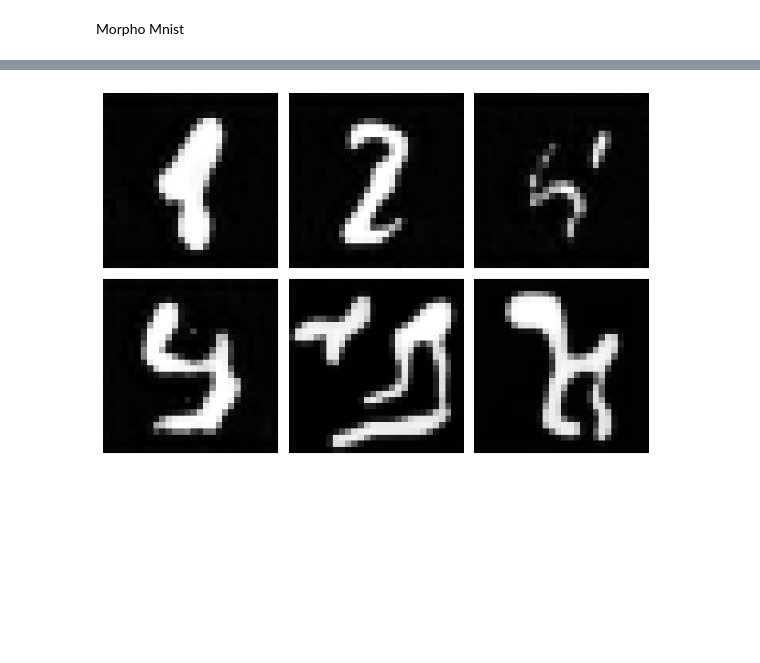
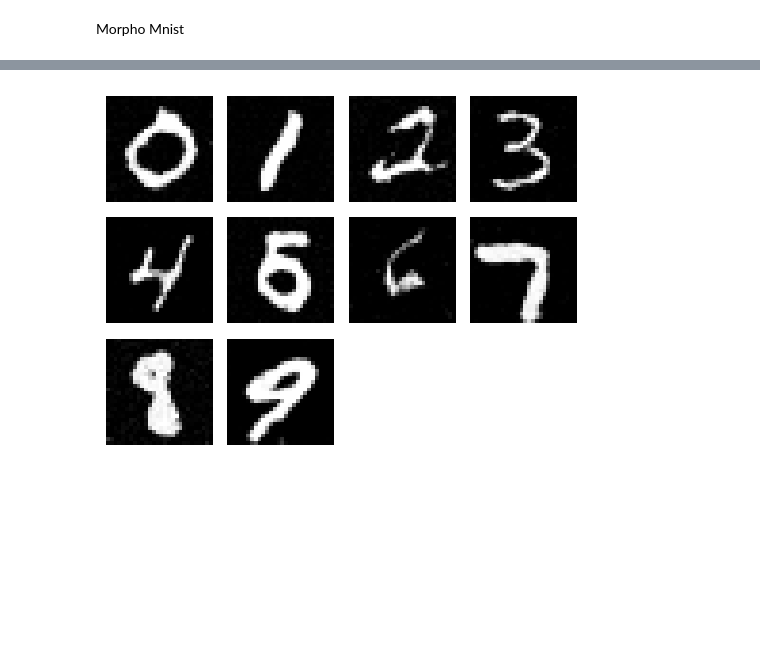
Before and after one commit to GeorgeT27/Generative-model-DYI, a Jupyter notebook: Conditional_Flow_Matching_Morpho_MNIST.ipynb, the cells around one changed output, grey strips where cells are left out. Drawn from its saved outputs; the diff is of its cells as text; code cells hidden in the pictures; blank space fills up the shorter version.

```diff
--- a/Conditional_Flow_Matching_Morpho_MNIST.ipynb
+++ b/Conditional_Flow_Matching_Morpho_MNIST.ipynb
@@ -488,7 +571,7 @@ class MorphoMNISTDataset(torch.utils.data.Dataset):
         target = self.targets[idx]
 
         # Convert to tensor and normalize to [0, 1]
-        image = torch.from_numpy(image).float() / 255.0
+        image = torch.from_numpy(image.copy()).float() / 255.0
         image = image.unsqueeze(0)  # Add channel dimension
 
         if self.transform:
@@ -531,7 +614,7 @@ dataset = MorphoMNISTDataset(
 
 def morpho_collate_fn(batch):
     images = torch.stack([item['image'] for item in batch])
-    targets = torch.tensor([item['target'] for item in batch])
+    targets = torch.tensor([item['target'] for item in batch], dtype=torch.long)  # Fix: ensure LongTensor
 
     # Extract morphometric features into tensors
     morphometrics = None
@@ -547,9 +630,16 @@ def morpho_collate_fn(batch):
     return images, targets, morphometrics
 # %%
 #Simple test
-dataloader = DataLoader(dataset, batch_size=batch_size, shuffle=True, collate_fn=morpho_collate_fn)
+# Test with smaller batch size
+dataloader = DataLoader(dataset, batch_size=batch_size, shuffle=True, collate_fn=morpho_collate_fn,
+                       num_workers=2, pin_memory=True)  # Add optimizations
 data_iter=iter(dataloader)
 sample_batch=next(data_iter)
 data,labels,morpho=sample_batch
-print(data.shape,labels.shape,morpho['area'].shape, morpho['thickness'].shape, morpho['length'].shape)
+print(f"Batch shapes: data={data.shape}, labels={labels.shape}")
+if morpho is not None:
+    print(f"Morphometrics: area={morpho['area'].shape}, thickness={morpho['thickness'].shape}, length={morpho['length'].shape}")
+
+# Check memory usage after loading data
+get_memory_info()
 # %% [output]
@@ -871,11 +975,19 @@ def test_morphometric_conditioning(ema_model, rf, device='cuda'):
 
 # print("Sample generation completed!")
 # %%
-# Fix: Properly load the EMA model
+# Memory-efficient model loading and sampling
 def load_ema_model(checkpoint_path, device='cuda'):
-    """Properly load EMA model from checkpoint"""
-    # First, create the model architecture (same as training)
-    model = MiniUnetFiLM(base_channels=16, condition_dim=64, use_morphometrics=False)
+    """Properly load EMA model from checkpoint with memory efficiency"""
+    # Create the SAME architecture as used in training
+    # Based on the error, the saved model has attention=True and num_res_blocks=2
+    model = DeepMiniUnetFiLM(
+        base_channels=32,          # SAME as training
+        condition_dim=64,          # SAME as training
+        use_morphometrics=False,   # SAME as training
+        num_res_blocks=2,          # CORRECTED: Must match training (was 1, should be 2)
+        use_attention=True,        # CORRECTED: Must match training (was False, should be True)
+        dropout=0.1
+    ).to(device)
 
     # Load the checkpoint
     checkpoint = torch.load(checkpoint_path, map_location=device)
@@ -887,18 +999,43 @@ def load_ema_model(checkpoint_path, device='cuda'):
     # Return the EMA model
     return ema.module.to(device)
 
-sampling_model = load_ema_model('morpho_ckpt_90.pth', device=device)
-sampling_model.eval()
-rf=RectifiedFlow()
-# Now this will work:
-samples = generate_samples_with_ema(
-    sampling_model,
-    rf=rf,
-    y=torch.tensor([7, 7, 7, 7, 3, 3]),  # Mixed digits
-    num_samples=6,
-    morpho=None,
-    num_steps=50,
-    cfg_scale=1,
-    device=device
-)
+# Clear memory before loading
+clear_memory()
+
+try:
+    # Try to load the latest checkpoint
+    sampling_model = load_ema_model('morpho_ckpt_5.pth', device=device)
+    sampling_model.eval()
+    rf = RectifiedFlow()
+
+    print("Model loaded successfully!")
+    get_memory_info()
+
+    # Generate a small batch of samples to test
+    with torch.no_grad():
+        samples = sample(
+            sampling_model,
+            rf,
+            num_samples=10,  # Start with small number
+            cfg_scale=1.5,  # Lower guidance scale
+            y=torch.tensor(torch.arange(0,10,1)),  # Mixed digits
+            morpho=None,
+            num_steps=25,   # Fewer steps for memory efficiency
+            device=device
+        )
+
+    print("Sample generation successful!")
+    visualize_samples(samples, num_display=10, figsize=(5, 5))
+
+except FileNotFoundError:
+    print("No checkpoint found yet. Please run training first.")
+except RuntimeError as e:
+    if "out of memory" in str(e):
+        print("OOM during sampling. Try reducing num_samples or num_steps.")
+        clear_memory()
+    else:
+        print(f"Error loading model: {e}")
+        print("\nTip: The model architecture must match exactly what was used during training.")
+        print("Check the training configuration in cell 14 for the correct parameters.")
+        raise e
 # %% [output]
@@ -909 +1046 @@ Visualizing samples...
-[figure, old version]
+[figure, new version]
```
Also changed, not shown: parts of 8 cells of this notebook.
